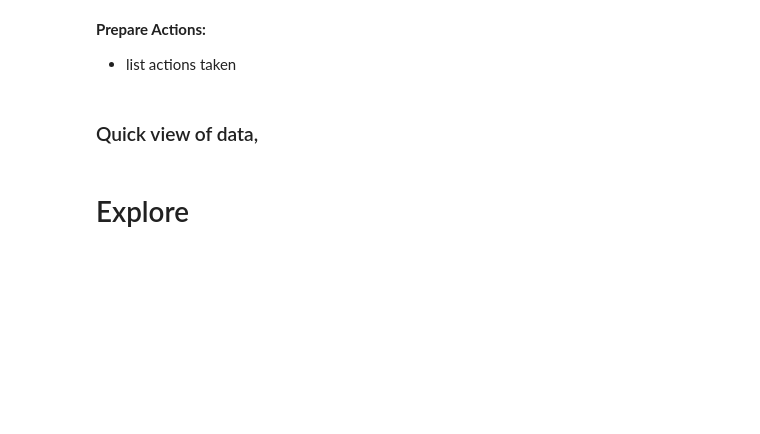
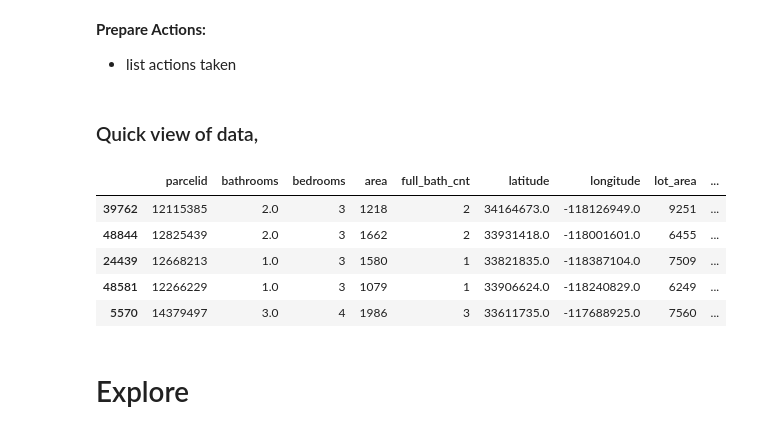
Before and after one commit to Marc-Aradillas/zillow_project, a Jupyter notebook: mvp.ipynb, the cells around one changed output. Saved outputs shown, nothing was run; the diff lists cells and outputs as text; code cells hidden in the pictures; blank space fills up the shorter version.

```diff
--- a/mvp.ipynb
+++ b/mvp.ipynb
@@ -39,10 +39,21 @@ import model as m
  - list actions taken
 # %%
 # function (wrangle) and split maybe
+df = wrangle_zillow()
+# %%
+train, val, test = train_val_test(df)
 # %% [markdown]
 ### Quick view of data,
 # %%
-# .head()
+# displaying first five rows of zillow dataframe.
+train.head()
+# %% [output]
+|  | parcelid | bathrooms | bedrooms | area | full_bath_cnt | latitude | longitude | lot_area | ... |
+| 39762 | 12115385 | 2.0 | 3 | 1218 | 2 | 34164673.0 | -118126949.0 | 9251 | ... |
+| 48844 | 12825439 | 2.0 | 3 | 1662 | 2 | 33931418.0 | -118001601.0 | 6455 | ... |
+| 24439 | 12668213 | 1.0 | 3 | 1580 | 1 | 33821835.0 | -118387104.0 | 7509 | ... |
+| 48581 | 12266229 | 1.0 | 3 | 1079 | 1 | 33906624.0 | -118240829.0 | 6249 | ... |
+| 5570 | 14379497 | 3.0 | 4 | 1986 | 3 | 33611735.0 | -117688925.0 | 7560 | ... |
 # %% [markdown]
 # Explore
 # %% [markdown]
```
Also changed, not shown: parts of 2 cells of this notebook, 2 other files.
